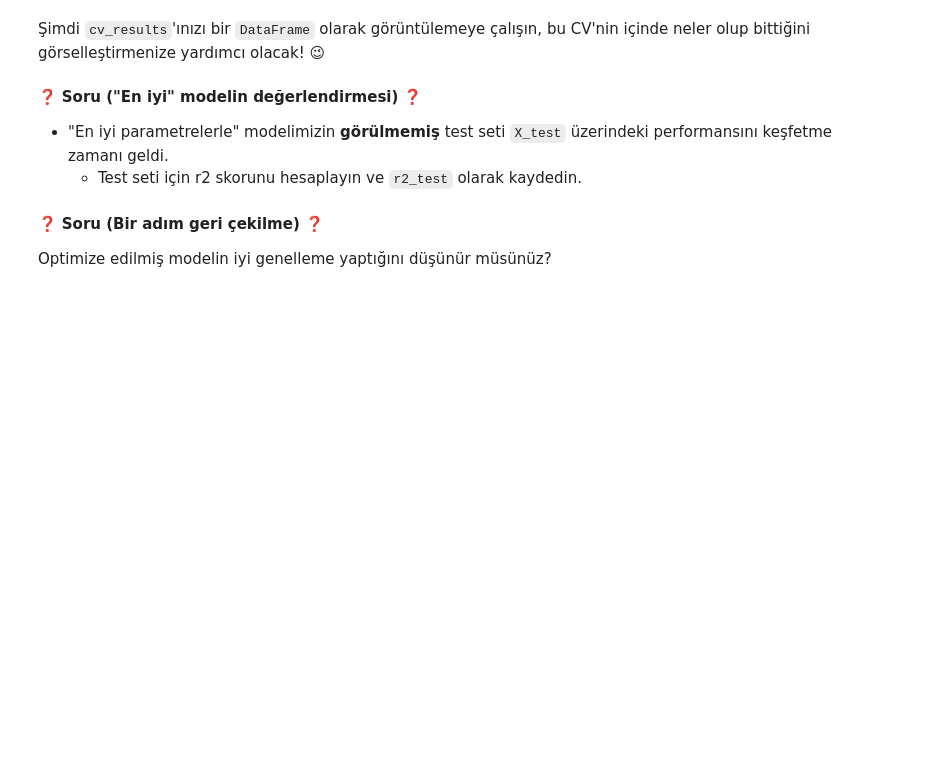
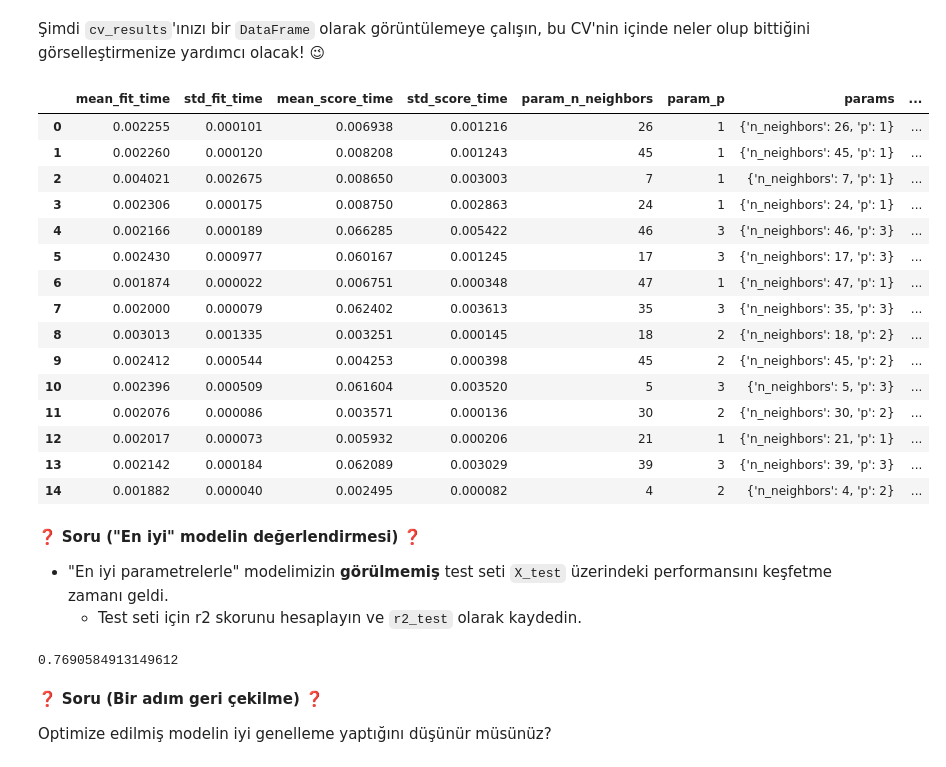
Before and after one commit to lfunnyl/D16D5-S-data-workflow, a Jupyter notebook: Workflow.ipynb, the cells around one changed output. Drawn from its saved outputs; the diff is of its cells as text; code cells hidden in the pictures; blank space fills up the shorter version.

```diff
--- a/Workflow.ipynb
+++ b/Workflow.ipynb
@@ -46,3 +60,10 @@ y = data['SalePrice']
+# %%
+from sklearn.preprocessing import StandardScaler
+scaler=StandardScaler()
+
+X_train_scaled=pd.DataFrame(scaler.fit_transform(X_train)
+                           ,columns=X_train.columns,
+                           index=X_train.index)
 # %% [markdown]
 ## 3. Temel KNN modeli
 # %% [markdown]
@@ -150,0 +322,9 @@ print(result.check())
+# %%
+model_p=KNeighborsRegressor()
+
+k_grid={'n_neighbors':[1,5,10,20,50],
+        'p':[1,2,3]}
+
+grid=GridSearchCV(model_p,k_grid,n_jobs=-1,cv=5)
+
+grid.fit(X_train_scaled,y_train)
@@ -185,0 +373,15 @@ CV=5 nedeniyle 75 model
+# %%
+from sklearn.model_selection import RandomizedSearchCV
+from scipy.stats import randint
+
+model_p = KNeighborsRegressor()
+
+search_space = {'n_neighbors': randint(1, 50), 'p': [1, 2, 3]}
+
+search = RandomizedSearchCV(model, param_distributions=search_space,
+                            n_jobs=-1,  cv=5, n_iter=15)
+
+search.fit(X_train_scaled, y_train)
+
+print(search.best_score_)
+print(search.best_params_)
@@ -199,3 +402,22 @@ CV=5 nedeniyle 75 model
+# %%
+pd.DataFrame(search.cv_results_)
+# %% [output]
+|  | mean_fit_time | std_fit_time | mean_score_time | std_score_time | param_n_neighbors | param_p | params | ... |
+| 0 | 0.002255 | 0.000101 | 0.006938 | 0.001216 | 26 | 1 | {'n_neighbors': 26, 'p': 1} | ... |
+| 1 | 0.002260 | 0.000120 | 0.008208 | 0.001243 | 45 | 1 | {'n_neighbors': 45, 'p': 1} | ... |
+| 2 | 0.004021 | 0.002675 | 0.008650 | 0.003003 | 7 | 1 | {'n_neighbors': 7, 'p': 1} | ... |
+| 3 | 0.002306 | 0.000175 | 0.008750 | 0.002863 | 24 | 1 | {'n_neighbors': 24, 'p': 1} | ... |
+| 4 | 0.002166 | 0.000189 | 0.066285 | 0.005422 | 46 | 3 | {'n_neighbors': 46, 'p': 3} | ... |
+| 5 | 0.002430 | 0.000977 | 0.060167 | 0.001245 | 17 | 3 | {'n_neighbors': 17, 'p': 3} | ... |
+| 6 | 0.001874 | 0.000022 | 0.006751 | 0.000348 | 47 | 1 | {'n_neighbors': 47, 'p': 1} | ... |
+| 7 | 0.002000 | 0.000079 | 0.062402 | 0.003613 | 35 | 3 | {'n_neighbors': 35, 'p': 3} | ... |
+| 8 | 0.003013 | 0.001335 | 0.003251 | 0.000145 | 18 | 2 | {'n_neighbors': 18, 'p': 2} | ... |
+| 9 | 0.002412 | 0.000544 | 0.004253 | 0.000398 | 45 | 2 | {'n_neighbors': 45, 'p': 2} | ... |
+| 10 | 0.002396 | 0.000509 | 0.061604 | 0.003520 | 5 | 3 | {'n_neighbors': 5, 'p': 3} | ... |
+| 11 | 0.002076 | 0.000086 | 0.003571 | 0.000136 | 30 | 2 | {'n_neighbors': 30, 'p': 2} | ... |
+| 12 | 0.002017 | 0.000073 | 0.005932 | 0.000206 | 21 | 1 | {'n_neighbors': 21, 'p': 1} | ... |
+| 13 | 0.002142 | 0.000184 | 0.062089 | 0.003029 | 39 | 3 | {'n_neighbors': 39, 'p': 3} | ... |
+| 14 | 0.001882 | 0.000040 | 0.002495 | 0.000082 | 4 | 2 | {'n_neighbors': 4, 'p': 2} | ... |
 # %% [markdown]
 ❓ **Soru ("En iyi" modelin değerlendirmesi)** ❓
 
@@ -206,3 +426,10 @@ CV=5 nedeniyle 75 model
+# %%
+from sklearn.metrics import r2_score
+
+r2_test = r2_score(y_test, best_model.predict(scaler.transform(X_test)))
+r2_test
+# %% [output]
+0.7690584913149612
 # %% [markdown]
 ❓ **Soru (Bir adım geri çekilme)** ❓
 
```
Also changed, not shown: parts of 32 cells of this notebook.
